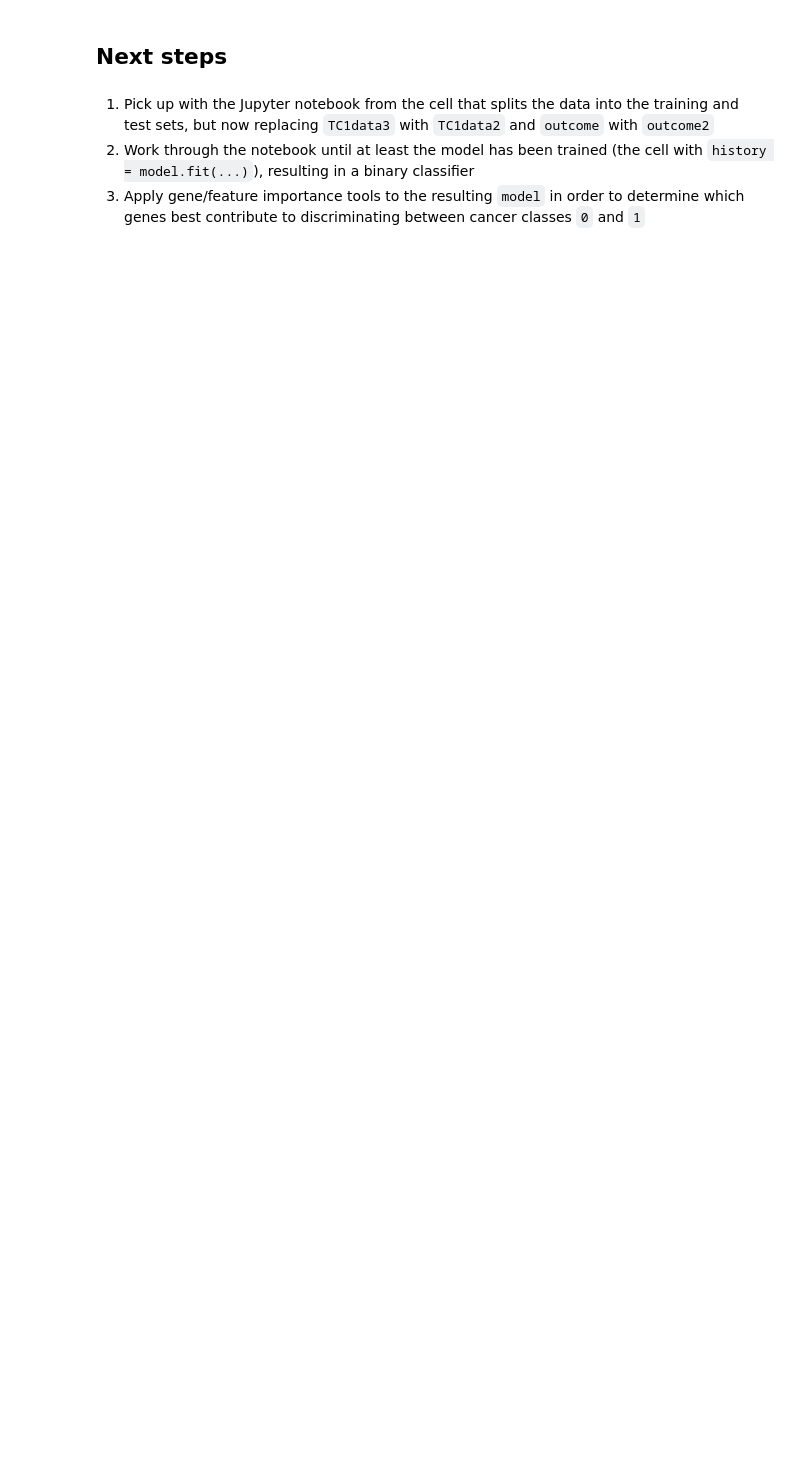
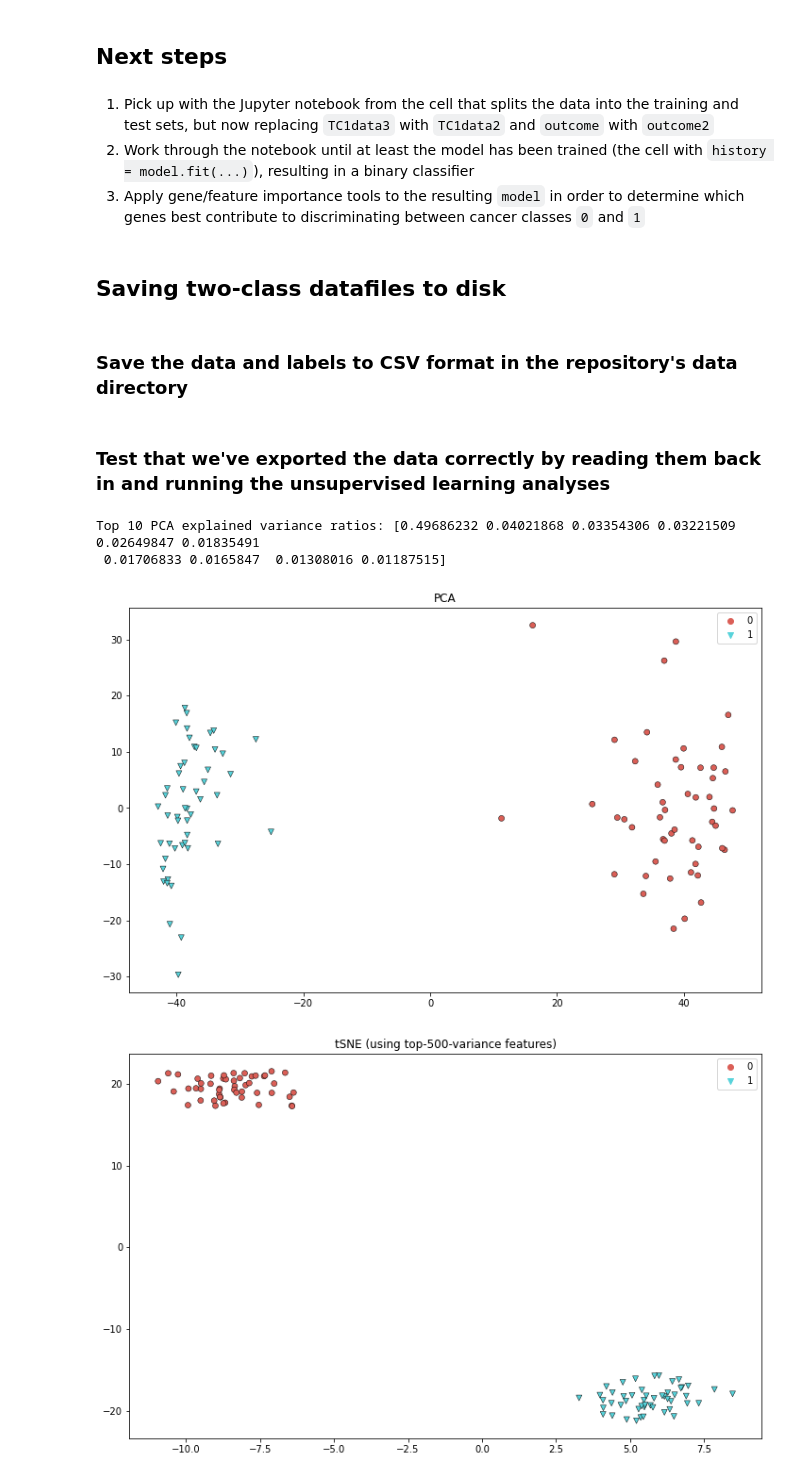
Before and after one commit to ravichas/ML-TC1, a Jupyter notebook: TC1-ConvNN.ipynb, the cells around one changed output. Drawn from its saved outputs; the diff is of its cells as text; code cells hidden in the pictures; blank space fills up the shorter version.

```diff
--- a/TC1-ConvNN.ipynb
+++ b/TC1-ConvNN.ipynb
@@ -481,3 +454,7 @@ Top 10 PCA explained variance ratios: [0.49686232 0.04021868 0.03354306 0.032215
 1. Pick up with the Jupyter notebook from the cell that splits the data into the training and test sets, but now replacing `TC1data3` with `TC1data2` and `outcome` with `outcome2`
 1. Work through the notebook until at least the model has been trained (the cell with `history = model.fit(...)`), resulting in a binary classifier
 1. Apply gene/feature importance tools to the resulting `model` in order to determine which genes best contribute to discriminating between cancer classes `0` and `1`
+# %% [markdown]
+## Saving two-class datafiles to disk
+# %% [markdown]
+### Save the data and labels to CSV format in the repository's data directory
@@ -483,0 +464,11 @@ Top 10 PCA explained variance ratios: [0.49686232 0.04021868 0.03354306 0.032215
+# %% [markdown]
+### Test that we've exported the data correctly by reading them back in and running the unsupervised learning analyses
+# %%
+X = pd.read_csv('Data/X_two_classes.csv', index_col=0)
+y = pd.read_csv('Data/y_two_classes.csv', index_col=0, squeeze=True)
+tc1_library.run_and_plot_pca_and_tsne(X, y)
+# %% [output]
+Top 10 PCA explained variance ratios: [0.49686232 0.04021868 0.03354306 0.03221509 0.02649847 0.01835491
+ 0.01706833 0.0165847  0.01308016 0.01187515]
+[figure, added]
+[figure, added]
```
Also changed, not shown: parts of 8 cells of this notebook, 3 other files.
